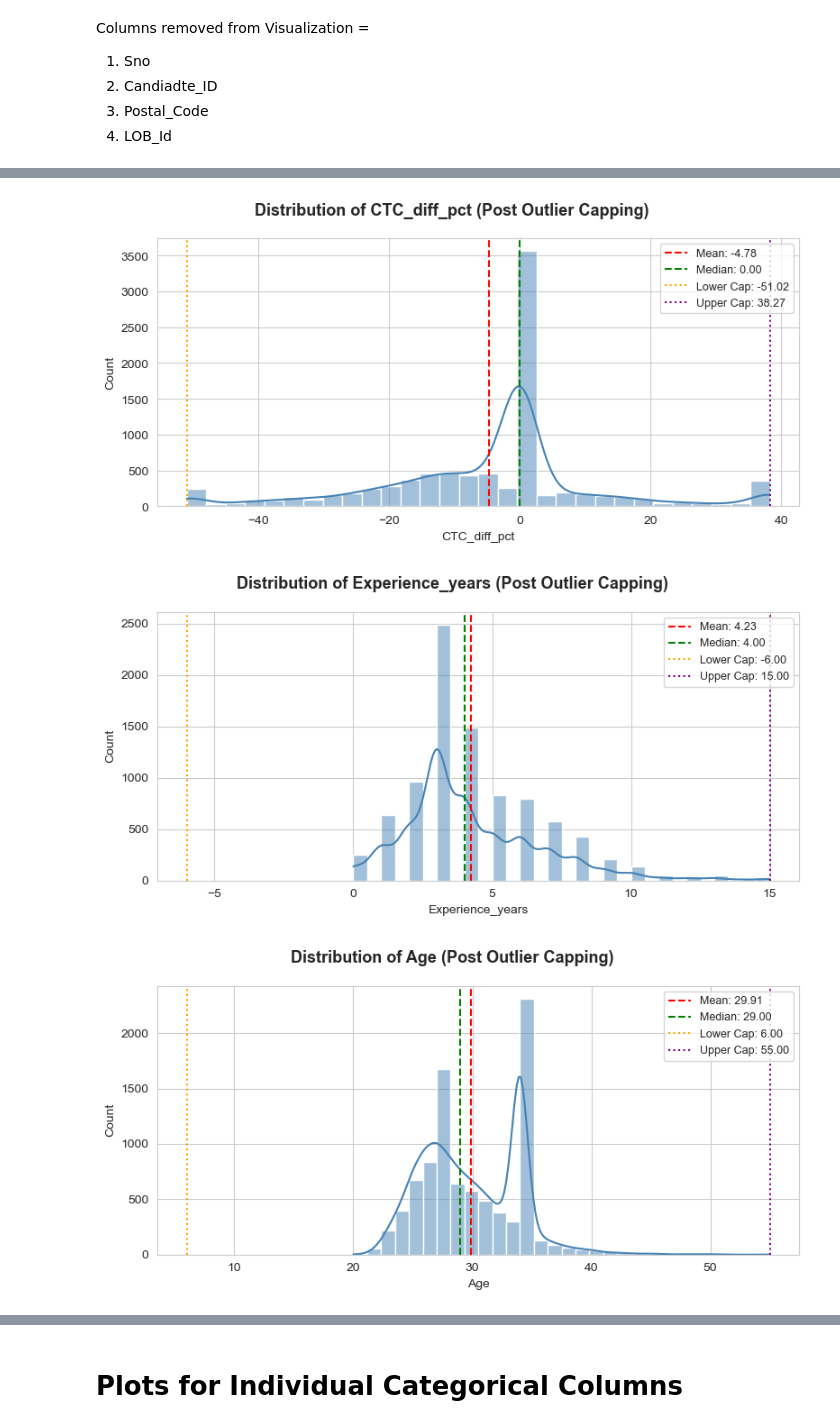
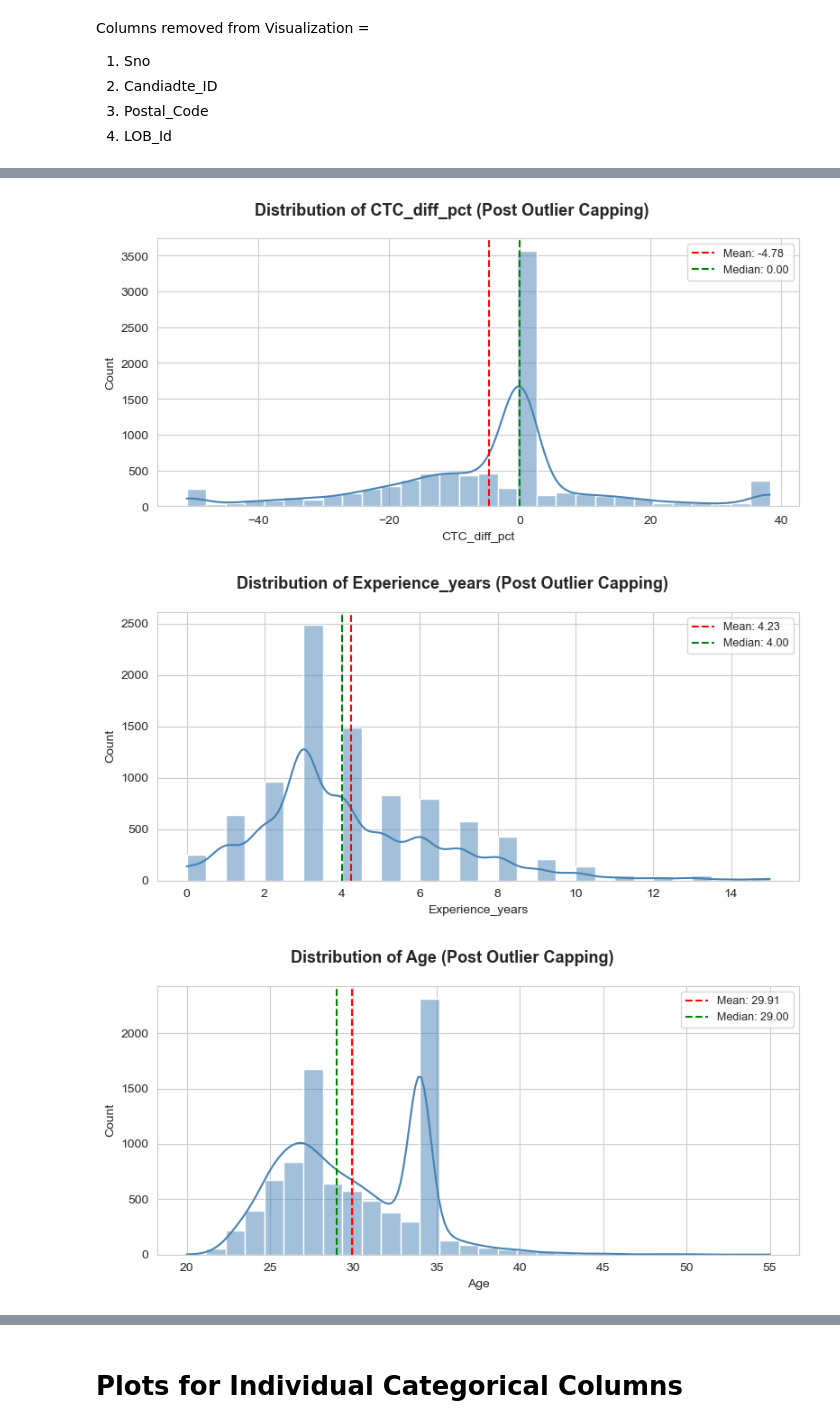
Before and after one commit to srineogideloitte/Group_A5_Capstone_Project, a Jupyter notebook: Data_Cleaning.ipynb, the cells around one changed output, grey strips where cells are left out. Saved outputs shown, nothing was run; the diff lists cells and outputs as text; code cells hidden in the pictures.

Commit message:
Updated CSV Numerical Categorical Columns analysis done

```diff
--- a/Data_Cleaning.ipynb
+++ b/Data_Cleaning.ipynb
@@ -1905,7 +1909,16 @@ Columns removed from Visualization =
 # %%
 sns.set_style("whitegrid")
 
-for col in numerical_columns:
+numerical_columns2 = [
+ 'Acceptance_days',
+ 'Notice_Period',
+ 'Expected_CTC_hike_pct',
+ 'Offered_CTC_hike_pct',
+ 'CTC_diff_pct',
+ 'Experience_years',
+ 'Age']
+
+for col in numerical_columns2:
     lower_limit, upper_limit = iqr_limits[col]
 
     fig, ax = plt.subplots(figsize=(8, 4))
@@ -1919,10 +1932,10 @@ for col in numerical_columns:
                linewidth=1.5, label=f'Mean: {data1[col].mean():.2f}')
     ax.axvline(data1[col].median(), color='green',  linestyle='--',
                linewidth=1.5, label=f'Median: {data1[col].median():.2f}')
-    ax.axvline(lower_limit, color='orange', linestyle=':',
-               linewidth=1.5, label=f'Lower Cap: {lower_limit:.2f}')
-    ax.axvline(upper_limit, color='purple', linestyle=':',
-               linewidth=1.5, label=f'Upper Cap: {upper_limit:.2f}')
+    # ax.axvline(lower_limit, color='orange', linestyle=':',
+    #            linewidth=1.5, label=f'Lower Cap: {lower_limit:.2f}')
+    # ax.axvline(upper_limit, color='purple', linestyle=':',
+    #            linewidth=1.5, label=f'Upper Cap: {upper_limit:.2f}')
 
     ax.set_xlabel(col)
     ax.set_ylabel('Count')
@@ -1938,4 +1951,4 @@ for col in numerical_columns:
-[figure, old version]
+[figure, new version]
-[figure, old version]
+[figure, new version]
-[figure, old version]
+[figure, new version]
 # %% [markdown]
```
Also changed, not shown: parts of 11 cells of this notebook.
